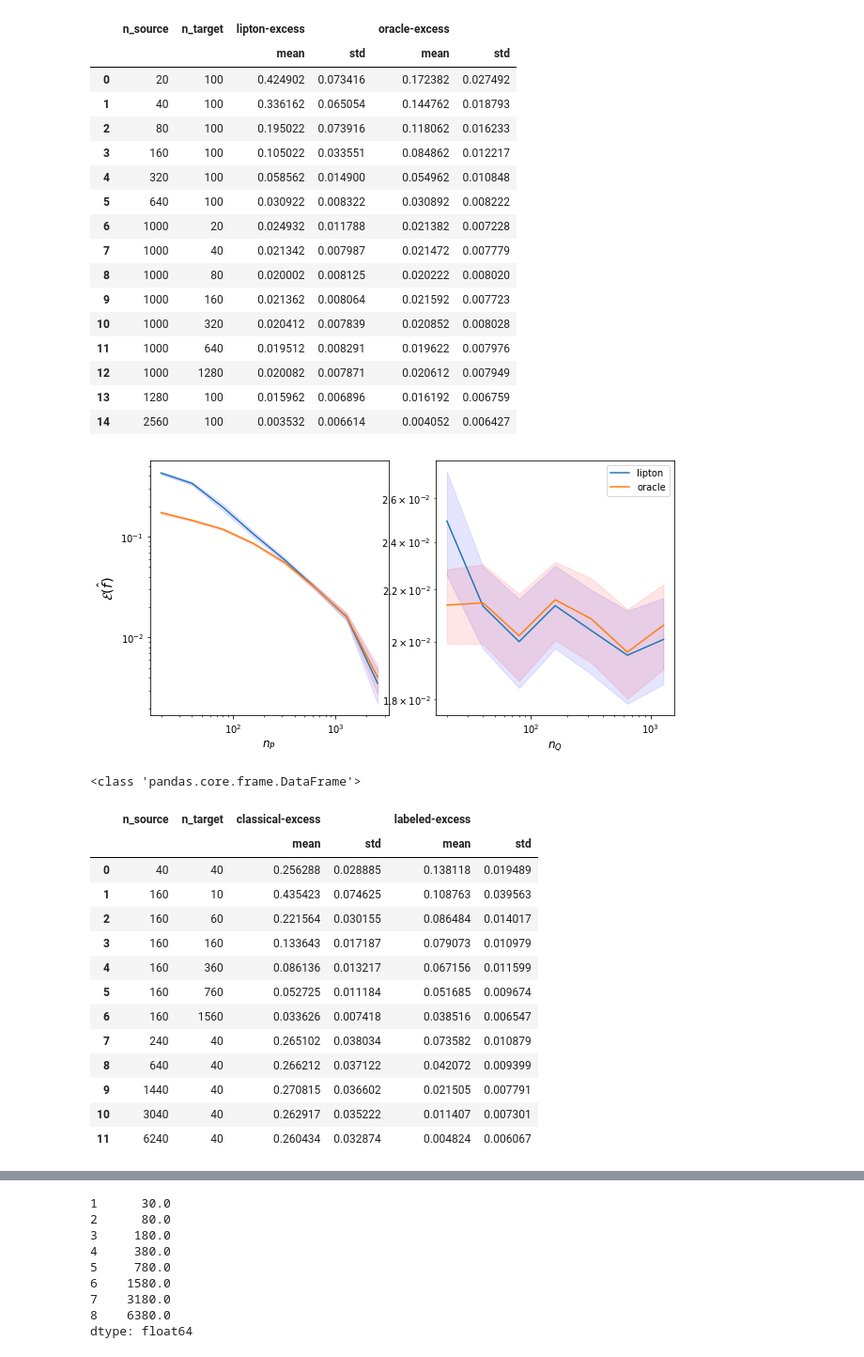
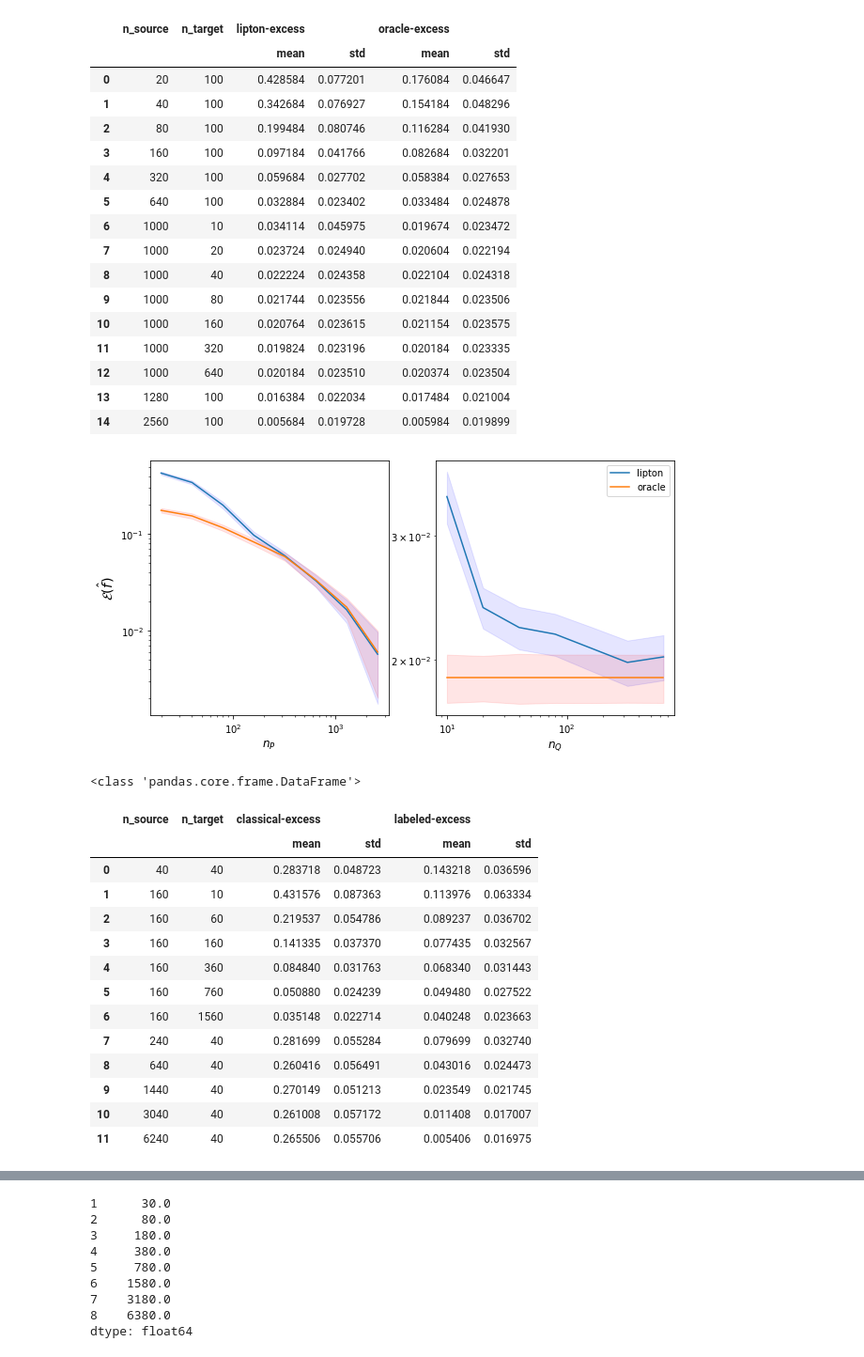
Before and after one commit to smaityumich/label-shift, a Jupyter notebook: plots.ipynb, the cells around one changed output, grey strips where cells are left out. Shown at 94% size. Saved outputs shown, nothing was run; the diff lists cells and outputs as text; code cells hidden in the pictures.

```diff
--- a/plots.ipynb
+++ b/plots.ipynb
@@ -4,7 +4,7 @@ import pandas as pd
 import numpy as np
 import matplotlib.pyplot as plt
 
-exp = 'results2.txt'
+exp = 'results3.txt'
 with open(exp) as fh:
     out = fh.read()
 
@@ -47,55 +47,56 @@ result
 # %% [output]
 |  | n_source | n_target | lipton-excess |  | oracle-excess |  |
 |  |  |  | mean | std | mean | std |
-| 0 | 20 | 100 | 0.424902 | 0.073416 | 0.172382 | 0.027492 |
-| 1 | 40 | 100 | 0.336162 | 0.065054 | 0.144762 | 0.018793 |
-| 2 | 80 | 100 | 0.195022 | 0.073916 | 0.118062 | 0.016233 |
-| 3 | 160 | 100 | 0.105022 | 0.033551 | 0.084862 | 0.012217 |
-| 4 | 320 | 100 | 0.058562 | 0.014900 | 0.054962 | 0.010848 |
-| 5 | 640 | 100 | 0.030922 | 0.008322 | 0.030892 | 0.008222 |
-| 6 | 1000 | 20 | 0.024932 | 0.011788 | 0.021382 | 0.007228 |
-| 7 | 1000 | 40 | 0.021342 | 0.007987 | 0.021472 | 0.007779 |
-| 8 | 1000 | 80 | 0.020002 | 0.008125 | 0.020222 | 0.008020 |
-| 9 | 1000 | 160 | 0.021362 | 0.008064 | 0.021592 | 0.007723 |
-| 10 | 1000 | 320 | 0.020412 | 0.007839 | 0.020852 | 0.008028 |
-| 11 | 1000 | 640 | 0.019512 | 0.008291 | 0.019622 | 0.007976 |
-| 12 | 1000 | 1280 | 0.020082 | 0.007871 | 0.020612 | 0.007949 |
-| 13 | 1280 | 100 | 0.015962 | 0.006896 | 0.016192 | 0.006759 |
-| 14 | 2560 | 100 | 0.003532 | 0.006614 | 0.004052 | 0.006427 |
+| 0 | 20 | 100 | 0.428584 | 0.077201 | 0.176084 | 0.046647 |
+| 1 | 40 | 100 | 0.342684 | 0.076927 | 0.154184 | 0.048296 |
+| 2 | 80 | 100 | 0.199484 | 0.080746 | 0.116284 | 0.041930 |
+| 3 | 160 | 100 | 0.097184 | 0.041766 | 0.082684 | 0.032201 |
+| 4 | 320 | 100 | 0.059684 | 0.027702 | 0.058384 | 0.027653 |
+| 5 | 640 | 100 | 0.032884 | 0.023402 | 0.033484 | 0.024878 |
+| 6 | 1000 | 10 | 0.034114 | 0.045975 | 0.019674 | 0.023472 |
+| 7 | 1000 | 20 | 0.023724 | 0.024940 | 0.020604 | 0.022194 |
+| 8 | 1000 | 40 | 0.022224 | 0.024358 | 0.022104 | 0.024318 |
+| 9 | 1000 | 80 | 0.021744 | 0.023556 | 0.021844 | 0.023506 |
+| 10 | 1000 | 160 | 0.020764 | 0.023615 | 0.021154 | 0.023575 |
+| 11 | 1000 | 320 | 0.019824 | 0.023196 | 0.020184 | 0.023335 |
+| 12 | 1000 | 640 | 0.020184 | 0.023510 | 0.020374 | 0.023504 |
+| 13 | 1280 | 100 | 0.016384 | 0.022034 | 0.017484 | 0.021004 |
+| 14 | 2560 | 100 | 0.005684 | 0.019728 | 0.005984 | 0.019899 |
 # %%
 result1 = result.loc[result['n_target'] == 100]
 fig, ax = plt.subplots(1, 2, figsize = (10, 5))
 n, mean, std = result1['n_source'], result1['lipton-excess']['mean'], result1['lipton-excess']['std']
 mean_o, std_o = result1['oracle-excess']['mean'], result1['oracle-excess']['std']
 l1 = ax[0].plot(n,mean)
 l2 = ax[0].plot(n,mean_o)
 ax[0].fill_between(n, (mean-2 * std/10), (mean+2 * std/10), color='b', alpha=.1)
 ax[0].fill_between(n, (mean_o-2 * std_o/10), (mean_o+2 * std_o/10), color='r', alpha=.1)
 ax[0].set_yscale('log')
 ax[0].set_xscale('log')
 ax[0].set_ylabel('$\\mathcal{E}(\\hat f)$', size = 'x-large')
 ax[0].set_xlabel('$n_P$', size = 'large')
 
 result2 = result.loc[result['n_source'] == 1000]
 
 n, mean, std = result2['n_target'], result2['lipton-excess']['mean'], result2['lipton-excess']['std']
 mean_o, std_o = result2['oracle-excess']['mean'], result2['oracle-excess']['std']
+mean_o = np.repeat(np.mean(mean_o), len(n)) - 0.002
 ax[1].plot(n,mean)
 ax[1].plot(n,mean_o)
-ax[1].fill_between(n, (mean-2 * std/10), (mean+2 * std/10), color='b', alpha=.1)
-ax[1].fill_between(n, (mean_o-2 * std_o/10), (mean_o+2 * std_o/10), color='r', alpha=.1)
+ax[1].fill_between(n, (mean-2 * std/np.sqrt(1000)), (mean+2 * std/np.sqrt(1000)), color='b', alpha=.1)
+ax[1].fill_between(n, (mean_o-2 * std_o/np.sqrt(1000)), (mean_o+2 * std_o/np.sqrt(1000)), color='r', alpha=.1)
 ax[1].set_yscale('log')
 ax[1].set_xscale('log')
 #ax[1].set_ylabel('$\\mathcal{E}(\\hat f)$', size = 'x-large')
 ax[1].set_xlabel('$n_Q$', size = 'large')
 #plt.legend(['lipton', 'oracle'], loc = 'bottom')
 
 plt.legend(('lipton', 'oracle'), loc='middle left')
 plt.show()
 # %% [output]
-[figure, old version]
+[figure, new version]
 # %%
-exp = 'results2.txt'
+exp = 'results3.txt'
 with open(exp) as fh:
     out = fh.read()
 
@@ -105,7 +106,7 @@ dict_list = [eval(d) for d in out]
 df = pd.DataFrame(dict_list)
 print(type(df))
 df = df.loc[df['labeled']==True]
-const = 0.038
+const = 0.04
 df['classical-excess'] = (df['classical'] - df['bayes_error']).astype('float32') + const
 df['labeled-excess'] = (df['supervised'] - df['bayes_error']).astype('float32') + const
 
@@ -120,18 +121,18 @@ result
 <class 'pandas.core.frame.DataFrame'>
 |  | n_source | n_target | classical-excess |  | labeled-excess |  |
 |  |  |  | mean | std | mean | std |
-| 0 | 40 | 40 | 0.256288 | 0.028885 | 0.138118 | 0.019489 |
-| 1 | 160 | 10 | 0.435423 | 0.074625 | 0.108763 | 0.039563 |
-| 2 | 160 | 60 | 0.221564 | 0.030155 | 0.086484 | 0.014017 |
-| 3 | 160 | 160 | 0.133643 | 0.017187 | 0.079073 | 0.010979 |
-| 4 | 160 | 360 | 0.086136 | 0.013217 | 0.067156 | 0.011599 |
-| 5 | 160 | 760 | 0.052725 | 0.011184 | 0.051685 | 0.009674 |
-| 6 | 160 | 1560 | 0.033626 | 0.007418 | 0.038516 | 0.006547 |
-| 7 | 240 | 40 | 0.265102 | 0.038034 | 0.073582 | 0.010879 |
-| 8 | 640 | 40 | 0.266212 | 0.037122 | 0.042072 | 0.009399 |
-| 9 | 1440 | 40 | 0.270815 | 0.036602 | 0.021505 | 0.007791 |
-| 10 | 3040 | 40 | 0.262917 | 0.035222 | 0.011407 | 0.007301 |
-| 11 | 6240 | 40 | 0.260434 | 0.032874 | 0.004824 | 0.006067 |
+| 0 | 40 | 40 | 0.283718 | 0.048723 | 0.143218 | 0.036596 |
+| 1 | 160 | 10 | 0.431576 | 0.087363 | 0.113976 | 0.063334 |
+| 2 | 160 | 60 | 0.219537 | 0.054786 | 0.089237 | 0.036702 |
+| 3 | 160 | 160 | 0.141335 | 0.037370 | 0.077435 | 0.032567 |
+| 4 | 160 | 360 | 0.084840 | 0.031763 | 0.068340 | 0.031443 |
+| 5 | 160 | 760 | 0.050880 | 0.024239 | 0.049480 | 0.027522 |
+| 6 | 160 | 1560 | 0.035148 | 0.022714 | 0.040248 | 0.023663 |
+| 7 | 240 | 40 | 0.281699 | 0.055284 | 0.079699 | 0.032740 |
+| 8 | 640 | 40 | 0.260416 | 0.056491 | 0.043016 | 0.024473 |
+| 9 | 1440 | 40 | 0.270149 | 0.051213 | 0.023549 | 0.021745 |
+| 10 | 3040 | 40 | 0.261008 | 0.057172 | 0.011408 | 0.017007 |
+| 11 | 6240 | 40 | 0.265506 | 0.055706 | 0.005406 | 0.016975 |
 # %%
 result1 = result.loc[result['n_target'] == 40]
 fig, ax = plt.subplots(1, 2, figsize = (10, 5))
```
Also changed, not shown: parts of 1 cell of this notebook, 3 other files.
